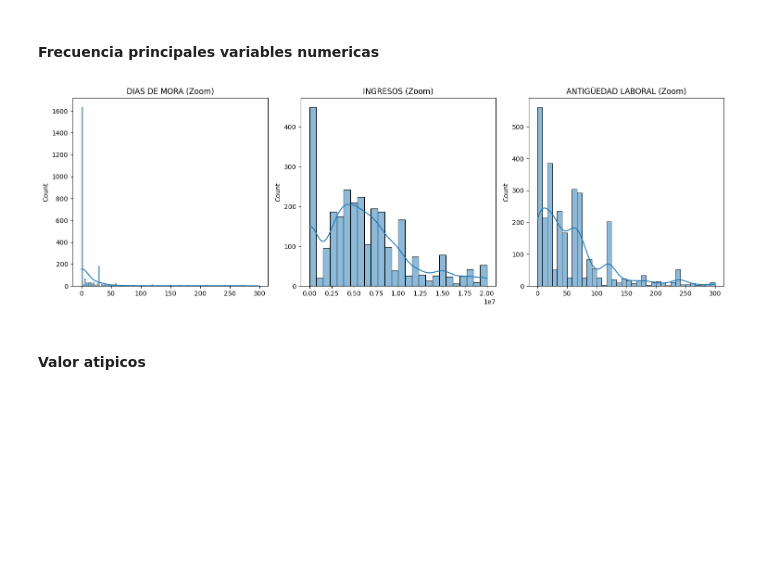
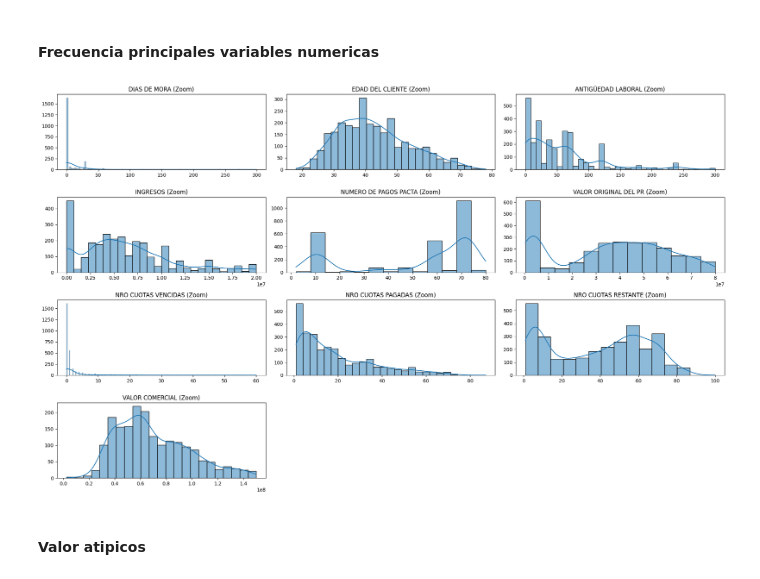
Before and after one commit to sebastiaanbv/Seminario_investigacion, a Jupyter notebook: Modelo ML/notebooks/01_EDA/1_1_exploracion_inicial_marzo.ipynb, the cells around one changed output. Drawn from its saved outputs; the diff is of its cells as text; code cells hidden in the pictures; blank space fills up the shorter version.

```diff
--- a/Modelo ML/notebooks/01_EDA/1_1_exploracion_inicial_marzo.ipynb
+++ b/Modelo ML/notebooks/01_EDA/1_1_exploracion_inicial_marzo.ipynb
@@ -256,24 +250,32 @@ variables = [
 # %%
 variables_zoom = {
     "DIAS DE MORA": (0, 300),
+    "EDAD DEL CLIENTE": (18, 80),
+    "ANTIGÜEDAD LABORAL": (0, 300),
     "INGRESOS": (0, 20000000),
-    "ANTIGÜEDAD LABORAL": (0, 300)  # en meses, por ejemplo
+    "NUMERO DE PAGOS PACTA": (0, 80),
+    "VALOR ORIGINAL DEL PR": (0, 80000000),
+    "NRO CUOTAS VENCIDAS": (0, 60),
+    "NRO CUOTAS PAGADAS": (0, 100),
+    "NRO CUOTAS RESTANTE": (0, 100),
+
+    "VALOR COMERCIAL": (0, 150000000)
 }
 
-plt.figure(figsize=(15, 5))
-
-for i, (col, (min_val, max_val)) in enumerate(variables_zoom.items()):
-    plt.subplot(1, 3, i + 1)
+plt.figure(figsize=(20, 12))
+for i, (col, (min_val, max_val)) in enumerate(variables_zoom.items(), 1):
+    plt.subplot(4, 3, i)
     data = df_cartera[col].dropna()
     data_zoom = data[(data >= min_val) & (data <= max_val)]
     sns.histplot(data_zoom, kde=True)
     plt.title(f'{col} (Zoom)')
     plt.xlabel("")
+    plt.ylabel("")
 
 plt.tight_layout()
 plt.show()
 # %% [output]
-[figure, old version]
+[figure, new version]
 # %% [markdown]
 #### Valor atipicos
 # %%
```
Also changed, not shown: parts of 1 cell of this notebook, 4 other files.
